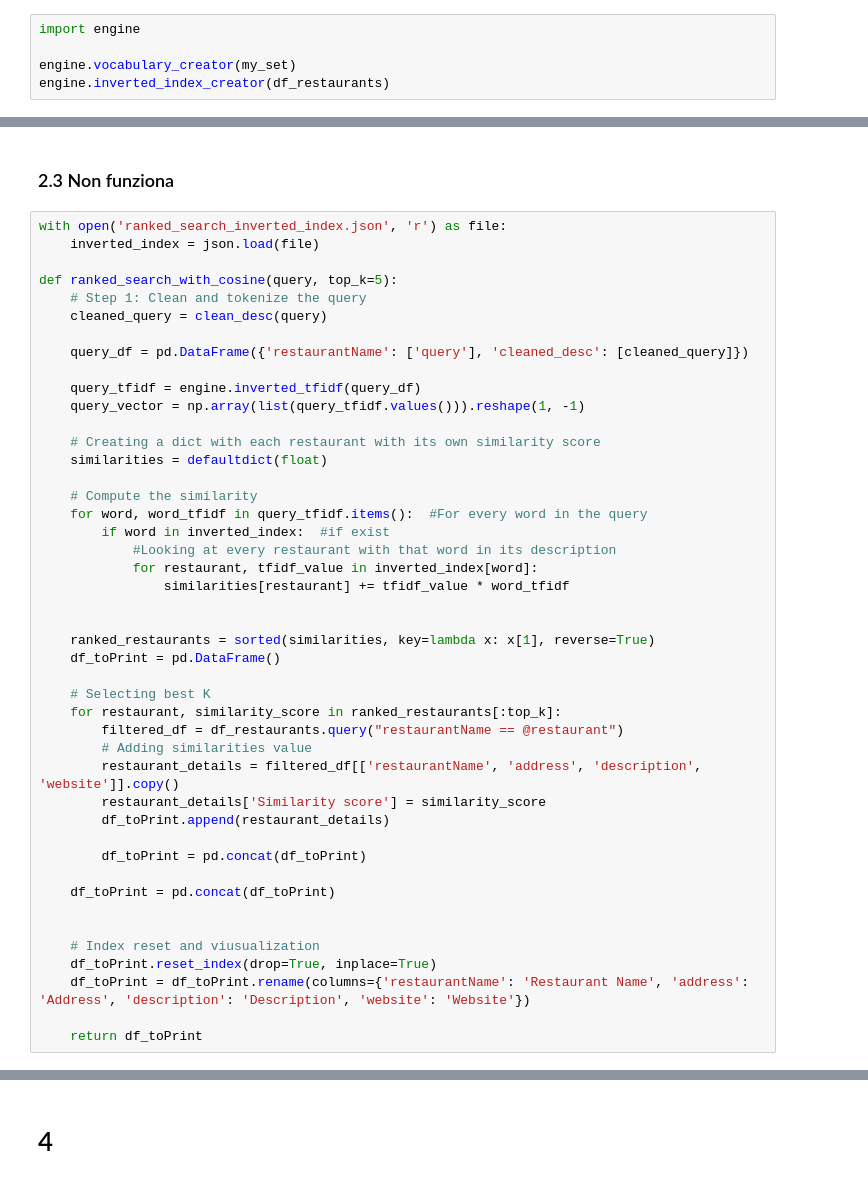
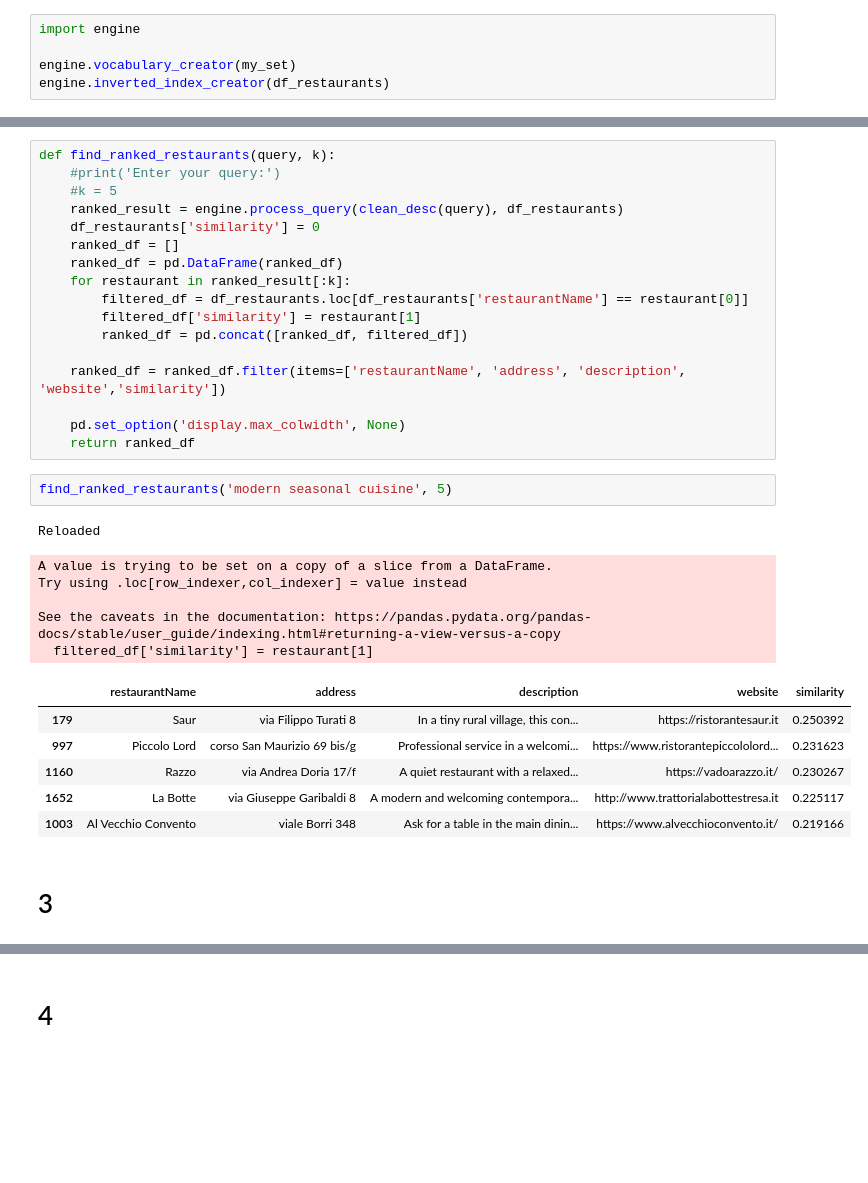
Before and after one commit to yaraoyoussef/ADM-HW3, a Jupyter notebook: main.ipynb, the cells around one changed output, grey strips where cells are left out. Saved outputs shown, nothing was run; the diff lists cells and outputs as text; blank space fills up the shorter version.

```diff
--- a/main.ipynb
+++ b/main.ipynb
@@ -280,47 +297,34 @@ engine.inverted_tfidf(df_restaurants)
+# %%
+def find_ranked_restaurants(query, k):
+    #print('Enter your query:')
+    #k = 5
+    ranked_result = engine.process_query(clean_desc(query), df_restaurants)
+    df_restaurants['similarity'] = 0
+    ranked_df = []
+    ranked_df = pd.DataFrame(ranked_df)
+    for restaurant in ranked_result[:k]:
+        filtered_df = df_restaurants.loc[df_restaurants['restaurantName'] == restaurant[0]]
+        filtered_df['similarity'] = restaurant[1]
+        ranked_df = pd.concat([ranked_df, filtered_df])
+
+    ranked_df = ranked_df.filter(items=['restaurantName', 'address', 'description', 'website','similarity'])
+
+    pd.set_option('display.max_colwidth', None)
+    return ranked_df
+# %%
+find_ranked_restaurants('modern seasonal cuisine', 5)
+# %% [output]
+Reloaded
+A value is trying to be set on a copy of a slice from a DataFrame.
+Try using .loc[row_indexer,col_indexer] = value instead
+
+See the caveats in the documentation: https://pandas.pydata.org/pandas-docs/stable/user_guide/indexing.html#returning-a-view-versus-a-copy
+  filtered_df['similarity'] = restaurant[1]
+|  | restaurantName | address | description | website | similarity |
+| 179 | Saur | via Filippo Turati 8 | In a tiny rural village, this con... | https://ristorantesaur.it | 0.250392 |
+| 997 | Piccolo Lord | corso San Maurizio 69 bis/g | Professional service in a welcomi... | https://www.ristorantepiccololord... | 0.231623 |
+| 1160 | Razzo | via Andrea Doria 17/f | A quiet restaurant with a relaxed... | https://vadoarazzo.it/ | 0.230267 |
+| 1652 | La Botte | via Giuseppe Garibaldi 8 | A modern and welcoming contempora... | http://www.trattorialabottestresa.it | 0.225117 |
+| 1003 | Al Vecchio Convento | viale Borri 348 | Ask for a table in the main dinin... | https://www.alvecchioconvento.it/ | 0.219166 |
 # %% [markdown]
-### 2.3  Non funziona
+# 3
-# %%
-with open('ranked_search_inverted_index.json', 'r') as file:
-    inverted_index = json.load(file)
-
-def ranked_search_with_cosine(query, top_k=5):
-    # Step 1: Clean and tokenize the query
-    cleaned_query = clean_desc(query)
-
-    query_df = pd.DataFrame({'restaurantName': ['query'], 'cleaned_desc': [cleaned_query]})
-
-    query_tfidf = engine.inverted_tfidf(query_df)
-    query_vector = np.array(list(query_tfidf.values())).reshape(1, -1)
-
-    # Creating a dict with each restaurant with its own similarity score
-    similarities = defaultdict(float)
-
-    # Compute the similarity
-    for word, word_tfidf in query_tfidf.items():  #For every word in the query
-        if word in inverted_index:  #if exist
-            #Looking at every restaurant with that word in its description
-            for restaurant, tfidf_value in inverted_index[word]:
-                similarities[restaurant] += tfidf_value * word_tfidf
-
-
-    ranked_restaurants = sorted(similarities, key=lambda x: x[1], reverse=True)
-    df_toPrint = pd.DataFrame()
-
-    # Selecting best K
-    for restaurant, similarity_score in ranked_restaurants[:top_k]:
-        filtered_df = df_restaurants.query("restaurantName == @restaurant")
-        # Adding similarities value
-        restaurant_details = filtered_df[['restaurantName', 'address', 'description', 'website']].copy()
-        restaurant_details['Similarity score'] = similarity_score
-        df_toPrint.append(restaurant_details)
-
-        df_toPrint = pd.concat(df_toPrint)
-
-    df_toPrint = pd.concat(df_toPrint)
-
-
-    # Index reset and viusualization
-    df_toPrint.reset_index(drop=True, inplace=True)
-    df_toPrint = df_toPrint.rename(columns={'restaurantName': 'Restaurant Name', 'address': 'Address', 'description': 'Description', 'website': 'Website'})
-
-    return df_toPrint
```
Also changed, not shown: parts of 16 cells of this notebook, 4 other files.
